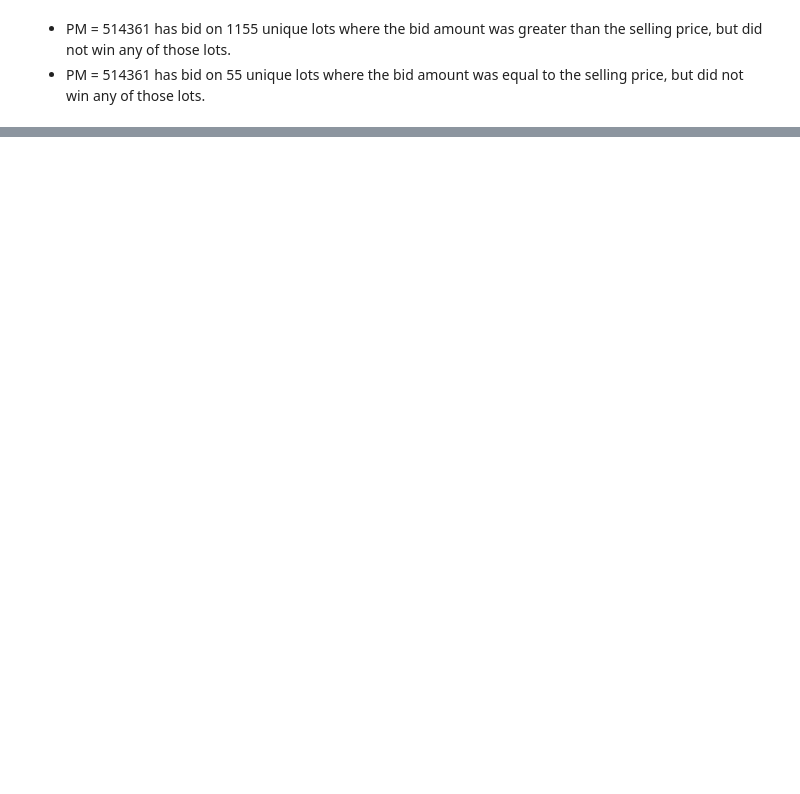
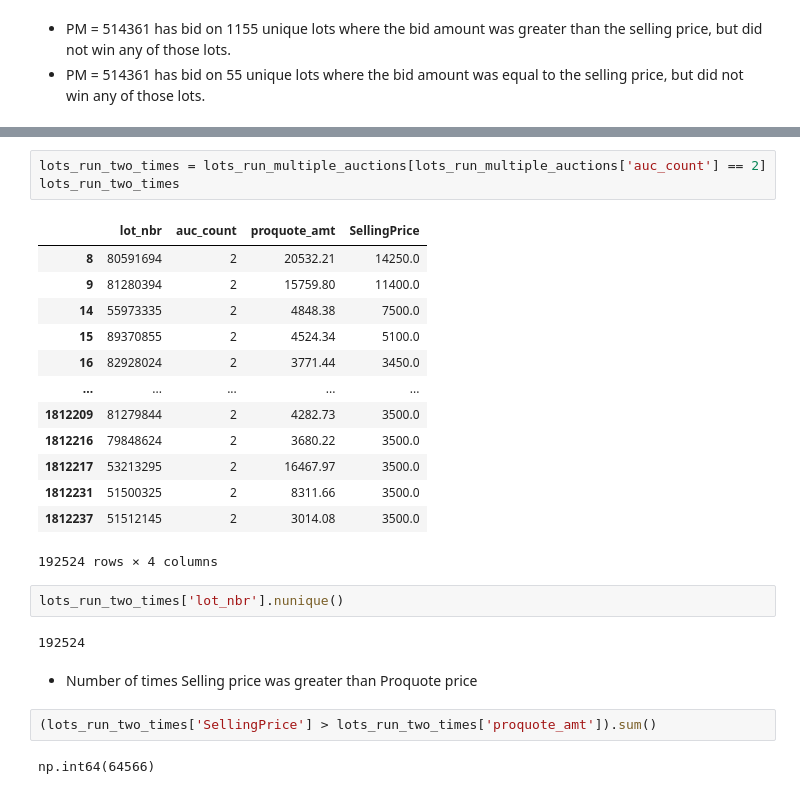
Before and after one commit to srijan-deo/Churn-Premier-Members, a Jupyter notebook: Premier-Behavior-Patterns.ipynb, the cells around one changed output, grey strips where cells are left out. Cells and saved outputs as stored; diff of their text form; blank space fills up the shorter version.

```diff
--- a/Premier-Behavior-Patterns.ipynb
+++ b/Premier-Behavior-Patterns.ipynb
@@ -1173,0 +1262,27 @@ lots_greater_tha_10bids
+# %%
+lots_run_two_times = lots_run_multiple_auctions[lots_run_multiple_auctions['auc_count'] == 2]
+lots_run_two_times
+# %% [output]
+|  | lot_nbr | auc_count | proquote_amt | SellingPrice |
+| 8 | 80591694 | 2 | 20532.21 | 14250.0 |
+| 9 | 81280394 | 2 | 15759.80 | 11400.0 |
+| 14 | 55973335 | 2 | 4848.38 | 7500.0 |
+| 15 | 89370855 | 2 | 4524.34 | 5100.0 |
+| 16 | 82928024 | 2 | 3771.44 | 3450.0 |
+| ... | ... | ... | ... | ... |
+| 1812209 | 81279844 | 2 | 4282.73 | 3500.0 |
+| 1812216 | 79848624 | 2 | 3680.22 | 3500.0 |
+| 1812217 | 53213295 | 2 | 16467.97 | 3500.0 |
+| 1812231 | 51500325 | 2 | 8311.66 | 3500.0 |
+| 1812237 | 51512145 | 2 | 3014.08 | 3500.0 |
+192524 rows × 4 columns
+# %%
+lots_run_two_times['lot_nbr'].nunique()
+# %% [output]
+192524
+# %% [markdown]
+* Number of times Selling price was greater than Proquote price
+# %%
+(lots_run_two_times['SellingPrice'] > lots_run_two_times['proquote_amt']).sum()
+# %% [output]
+np.int64(64566)
```
Also changed, not shown: parts of 35 cells of this notebook.
